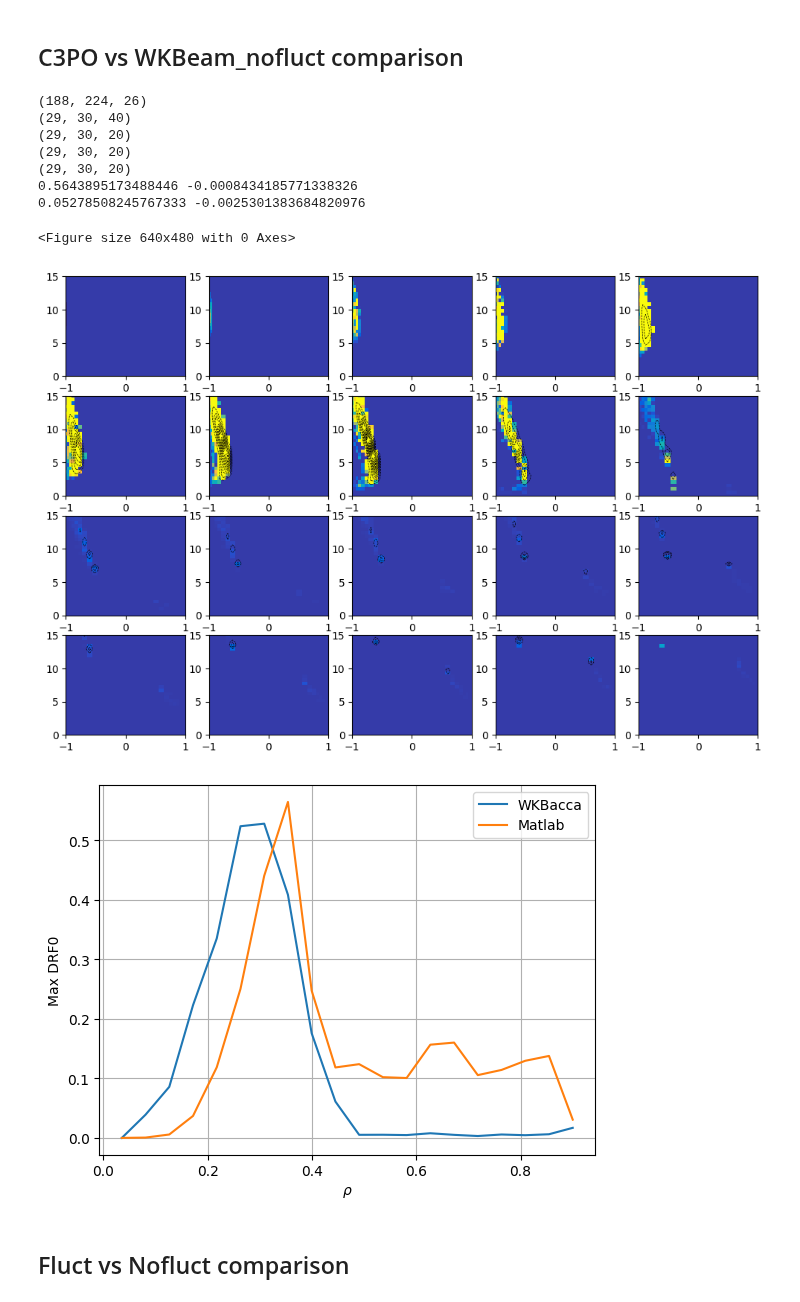
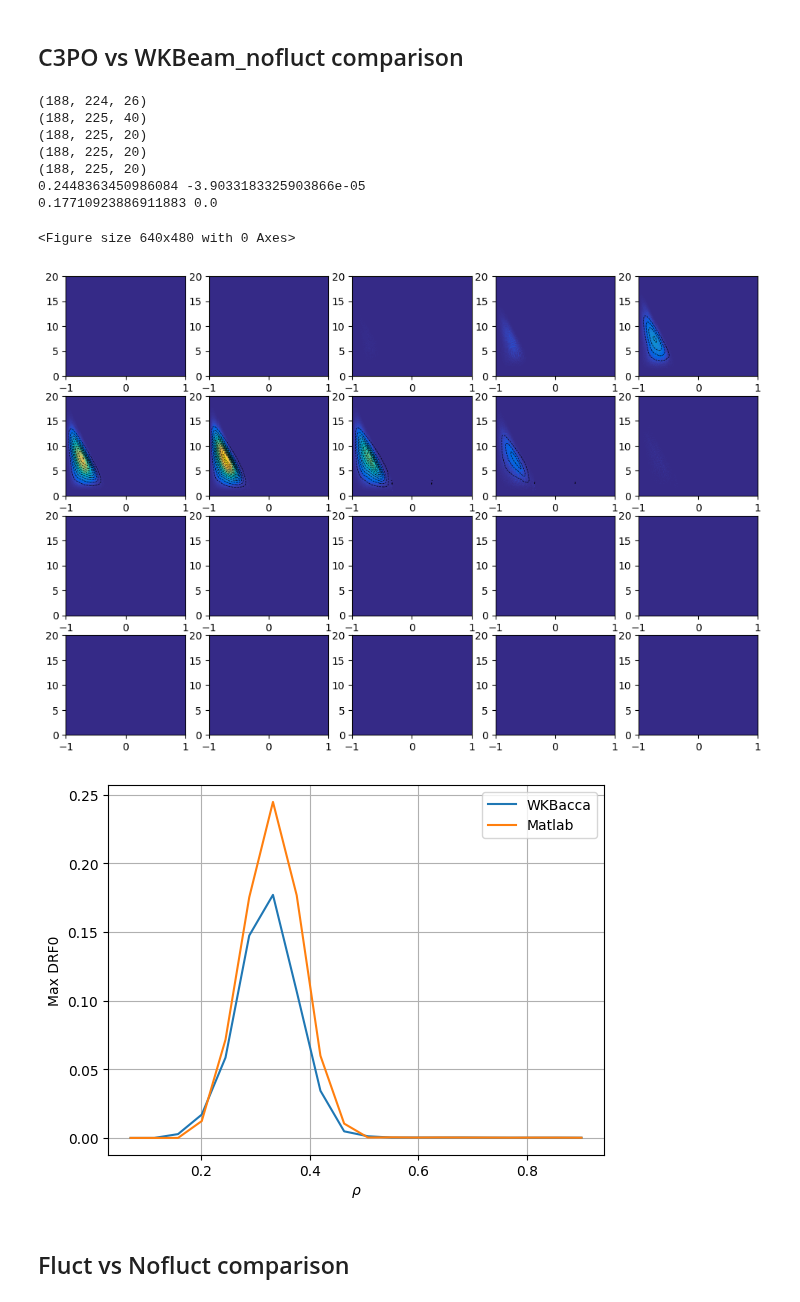
Before and after one commit to EwoutDevlaminck/WKBacca_QL, a Jupyter notebook: Analysis_sparse.ipynb, the cells around one changed output. Cells and saved outputs as stored; diff of their text form; code cells hidden in the pictures.

Commit message:
Updated case that works, wohoow! Only a problem when a beam traverses the plasma core for some reason.

```diff
--- a/Analysis_sparse.ipynb
+++ b/Analysis_sparse.ipynb
@@ -65,10 +65,10 @@ cm_data = [[0.2081, 0.1663, 0.5292], [0.2116238095, 0.1897809524, 0.5776761905],
 parula_map = LinearSegmentedColormap.from_list('parula', cm_data)
 parula_map.set_under(cm_data[0])
 # %%
-filename_nofluct = '/home/devlamin/WKBacca_QL/QL_bounce_TCV74301_1.0_nofluct_LUKE_F_sparse_sparse.h5'
-filename_fluct = '/home/devlamin/WKBacca_QL/QL_bounce_TCV74301_1.0_nofluct_LUKE_F_sparse_sparse.h5'
+filename_nofluct = '/home/devlamin/WKBacca_QL/QL_bounce_TCV74302_1.2_nofluct_LUKE_F_sparse.h5'
+filename_fluct = '/home/devlamin/WKBacca_QL/QL_bounce_TCV74302_1.2_nofluct_LUKE_F_sparse.h5'
 
-matlab_file = '/home/devlamin/WKBacca_LUKE_cases/TCV_74301/Drf_data.mat'
+matlab_file = '/home/devlamin/WKBacca_LUKE_cases/TCV_74302/Drf_data.mat'
 # %%
 mat = loadmat(matlab_file)['Drf_data']
 Drf_mat = mat['dat'][0,0]
@@ -300,7 +300,7 @@ print(Drf_mat_shifted.shape)
 print(QL_bounce.shape)
 
 
-DRF0_nofluct_int = RegularGridInterpolator((ksi0, p_norm, np.sqrt(psi)), QL_bounce, bounds_error=False, fill_value=None)
+DRF0_nofluct_int = RegularGridInterpolator((ksi0, p_norm, np.sqrt(psi)), DRF_pp_nofluct, bounds_error=False, fill_value=None)
 Drf_mat_int = RegularGridInterpolator((Ksi0_mat[:, 1], Pnorm_mat[1, :], rho_mat), Drf_mat_shifted, bounds_error=False, fill_value=None)
 
 RHO_mat= np.tile((x_comp), (len(p_norm), len(ksi0), 1))
@@ -322,36 +322,36 @@ print(max_mat_interp, min_mat_interp)
 print(max_nofluct_interp, min_nofluct_interp)
 # %% [output]
 (188, 224, 26)
-(29, 30, 40)
-(29, 30, 20)
-(29, 30, 20)
-(29, 30, 20)
-0.5643895173488446 -0.0008434185771338326
-0.05278508245767333 -0.0025301383684820976
+(188, 225, 40)
+(188, 225, 20)
+(188, 225, 20)
+(188, 225, 20)
+0.2448363450986084 -3.9033183325903866e-05
+0.17710923886911883 0.0
 # %%
 plt.figure()
 plt.figure(figsize=(12, 8))
 for i in range(len(x_comp)):
     ax = plt.subplot(4, 5, i+1)
-    ax.pcolormesh(ksi0, p_norm,1e1*DRF0_nofluct_interp[:, :, i].T, cmap=parula_map, vmin=min_nofluct_interp, vmax=max_nofluct_interp)
+    ax.pcolormesh(ksi0, p_norm,DRF0_nofluct_interp[:, :, i].T, cmap=parula_map, vmin=min_nofluct_interp, vmax=max_nofluct_interp)
     ax.contour(ksi0, p_norm, Drf_mat_interp[:, :, i].T, np.linspace(min_mat_interp, max_mat_interp, 15), colors='k', linestyles='dashed', linewidths=0.5)
     ax.set_ylim(0, p_max)
     ax.set_xlim(-1, 1)
 
 plt.show()
 
 plt.figure()
-plt.plot(x_comp, 1e1*np.amax(DRF0_nofluct_interp[:, :, :], axis=(0, 1)), label='WKBacca')
+plt.plot(x_comp, np.amax(DRF0_nofluct_interp[:, :, :], axis=(0, 1)), label='WKBacca')
 plt.plot(x_comp, np.amax(Drf_mat_interp[:, :, :], axis=(0, 1)), label='Matlab')
 plt.xlabel(r'$\rho$')
 plt.ylabel('Max DRF0')
 plt.legend()
 plt.grid()
 plt.show()
 # %% [output]
 <Figure size 640x480 with 0 Axes>
-[figure, old version]
+[figure, new version]
-[figure, old version]
+[figure, new version]
 # %% [markdown]
 ## Fluct vs Nofluct comparison
 # %%
```
Also changed, not shown: parts of 11 cells of this notebook, 20 other files.
